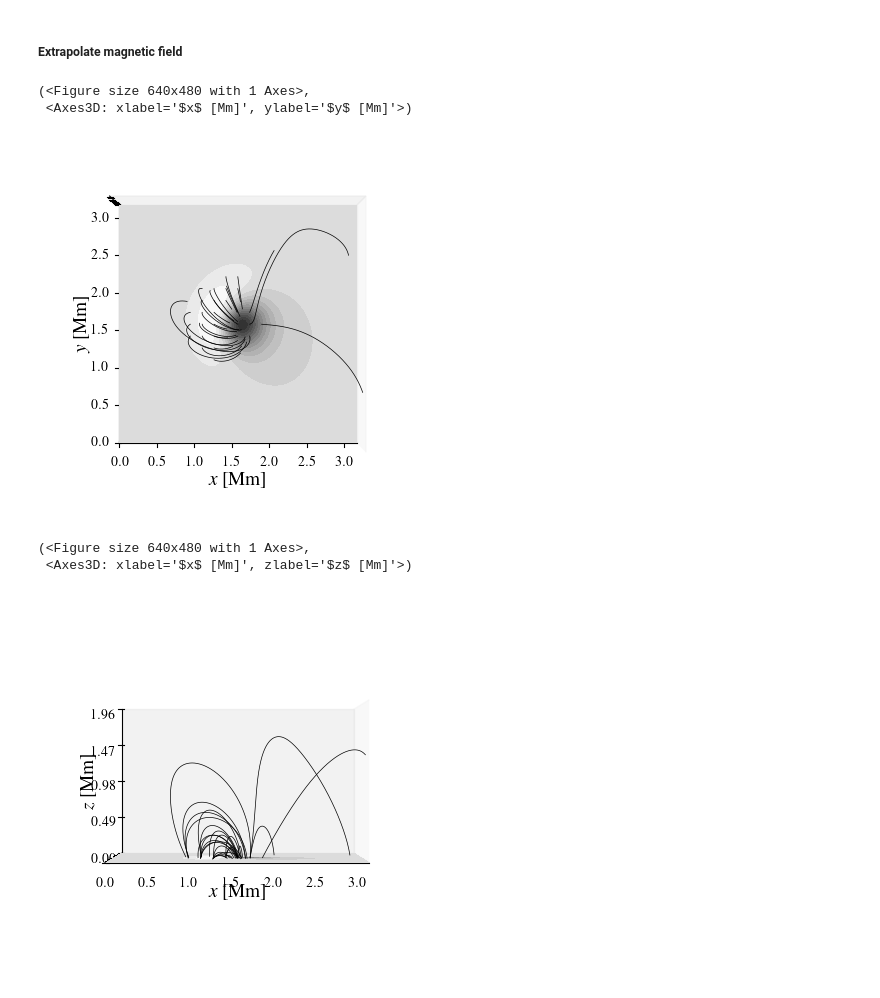
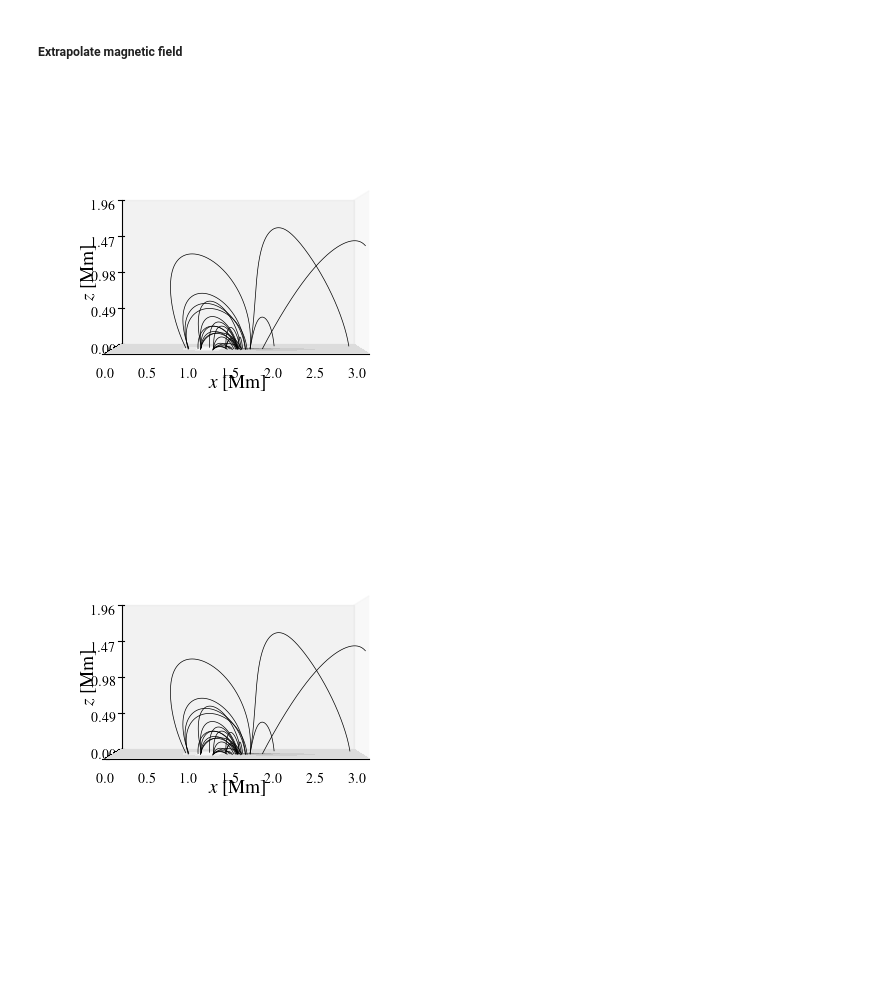
Before and after one commit to LMNadol/MHSXtraPy, a Jupyter notebook: notebooks/example-low-lou.ipynb, the cells around one changed output. Cells and saved outputs as stored; diff of their text form; code cells hidden in the pictures; blank space fills up the shorter version.

```diff
--- a/notebooks/example-low-lou.ipynb
+++ b/notebooks/example-low-lou.ipynb
@@ -182,22 +91,18 @@ np.float32(-0.037860297)
 ##### Extrapolate magnetic field
 # %%
 # Using the Low solution to see if we can recreate the reference data
-data3d_low = extrapolate(
+result_Low = extrapolate(
     data2d,
     alpha=-3.0 / ((data2d.nx - 1) * data2d.px),  # matches reference data
     a=0.5,  # matches reference data
     which_solution=WhichSolution.LOW,
-    # b=0.0,
-    # z0=2.0,
-    # deltaz=0.2,
     kappa=0.02 / data2d.px,  # matches reference data
 )
 
-plot_field_3d(data3d_low, view="los", footpoints="active-regions")
+fig, ax = plot_field_3d(result_Low, view="side", footpoints="active-regions")
+fig.show()
 # %% [output]
-(<Figure size 640x480 with 1 Axes>,
- <Axes3D: xlabel='$x$ [Mm]', ylabel='$y$ [Mm]'>)
-[figure, old version]
+[figure, new version]
 # %%
 # Reference data
 data_bz_ref = data_ref[
@@ -206,13 +111,15 @@ data_bz_ref = data_ref[
 data_bx_ref = data_ref["b3dx"]
 data_by_ref = data_ref["b3dy"]
 
-field_ref = np.zeros_like(data3d_low.field)
+field_ref = np.zeros_like(result_Low.field)
 
 field_ref[:, :, :, 2] = data_bz_ref.transpose(1, 2, 0)
 field_ref[:, :, :, 1] = data_bx_ref.transpose(1, 2, 0)
 field_ref[:, :, :, 0] = data_by_ref.transpose(1, 2, 0)
 
-dfield_ref = np.zeros_like(field_ref)
+dfield_ref = np.zeros_like(
+    field_ref
+)  # Placeholder for derivatives of Bz for reference field; not required for plotting
 
 field3d_xs = ExtrapolationResult(
     data2d.nx,
@@ -232,10 +139,9 @@ field3d_xs = ExtrapolationResult(
     kappa=0.02,
 )
 
-plot_field_3d(field3d_xs, view="side", footpoints="active-regions")
+fig, ax = plot_field_3d(field3d_xs, view="side", footpoints="active-regions")
+fig.show()
 # %% [output]
-(<Figure size 640x480 with 1 Axes>,
- <Axes3D: xlabel='$x$ [Mm]', zlabel='$z$ [Mm]'>)
 [figure]
 # %%
 # Alternative calculation with asymptotic solution
```
Also changed, not shown: parts of 17 cells of this notebook, 8 other files.
